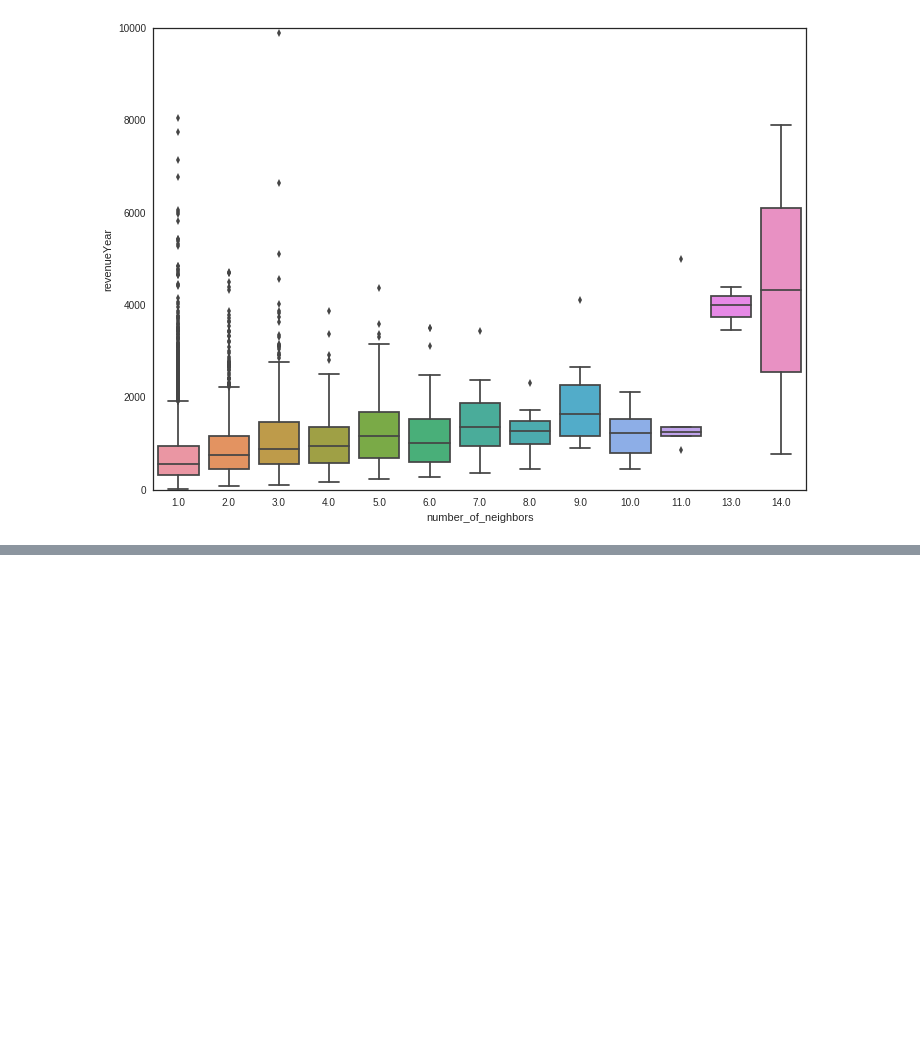
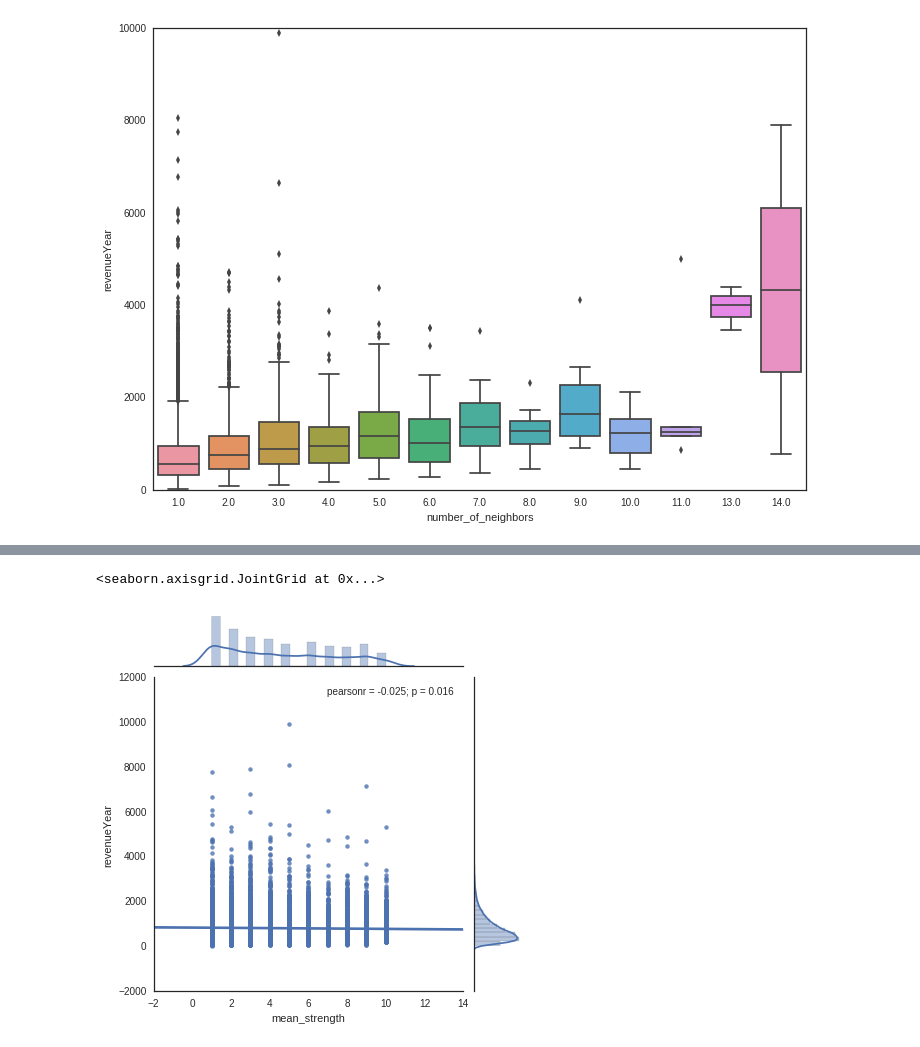
Before and after one commit to wgharbi/DataVis, a Jupyter notebook: Networks Strategy Case.ipynb, the cells around one changed output, grey strips where cells are left out. Saved outputs shown, nothing was run; the diff lists cells and outputs as text; code cells hidden in the pictures; blank space fills up the shorter version.

```diff
--- a/Networks Strategy Case.ipynb
+++ b/Networks Strategy Case.ipynb
@@ -347,0 +379,4 @@ sns.boxplot(x='number_of_neighbors', y="revenueYear", data=nodes, ax = ax)
+# %%
+## let's look at the number of neighbors of top 10 spenders
+nodes.sort(columns= 'revenueYear', ascending = False).head(10)
+## most of them have one neighbour
@@ -347,0 +395,21 @@ sns.boxplot(x='number_of_neighbors', y="revenueYear", data=nodes, ax = ax)
+# %%
+## adding another feature average strength and max strength of links
+
+
+for index, row in nodes.iterrows():
+    node = row['node']
+    strengths = []
+    for neighbor in G[node].keys():
+        strength = G[node][neighbor]['strength']
+        strengths.append(strength)
+    max_strength = np.max(strengths)
+    mean_strength= np.ceil(np.mean(strengths))
+    median_strength = np.median(strengths)
+
+
+    nodes.set_value(index, 'max_strength', max_strength)
+    nodes.set_value(index, 'median_strength', median_strength)
+    nodes.set_value(index, 'mean_strength', mean_strength)
+# %%
+## let's examine strength of relationships for top spenders
+nodes.sort(columns= 'revenueYear', ascending = False).head(10)
@@ -347,0 +428,6 @@ sns.boxplot(x='number_of_neighbors', y="revenueYear", data=nodes, ax = ax)
+# %%
+sns.jointplot(x='mean_strength', y="revenueYear", data=nodes, size=6, kind = 'reg')
+# bof bof
+# %% [output]
+<seaborn.axisgrid.JointGrid at 0x...>
+[figure, added]
```
Also changed, not shown: parts of 66 cells of this notebook.
